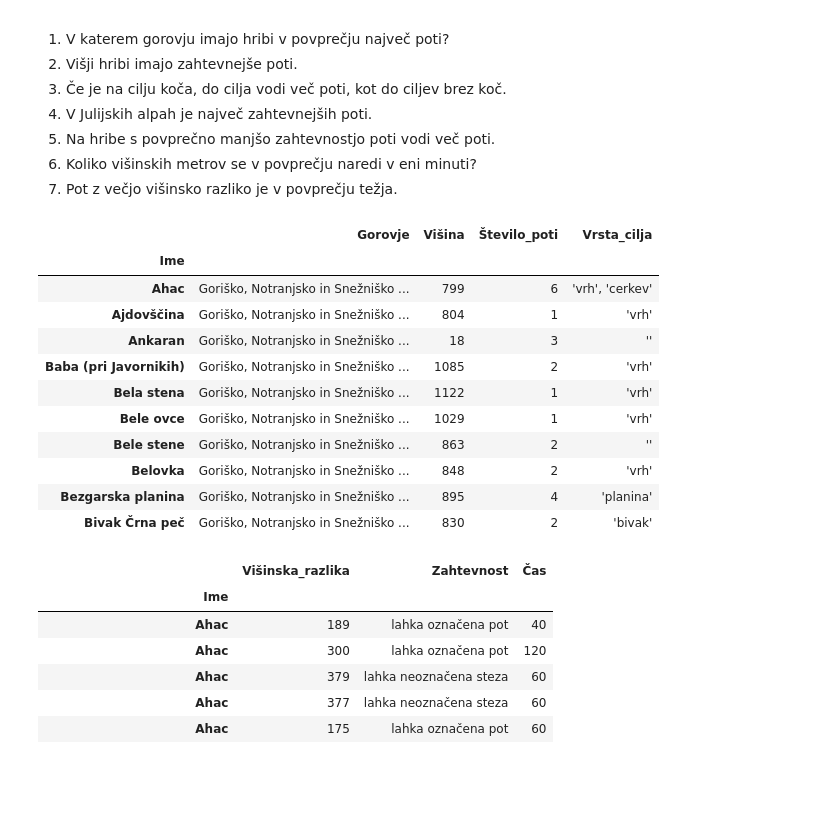
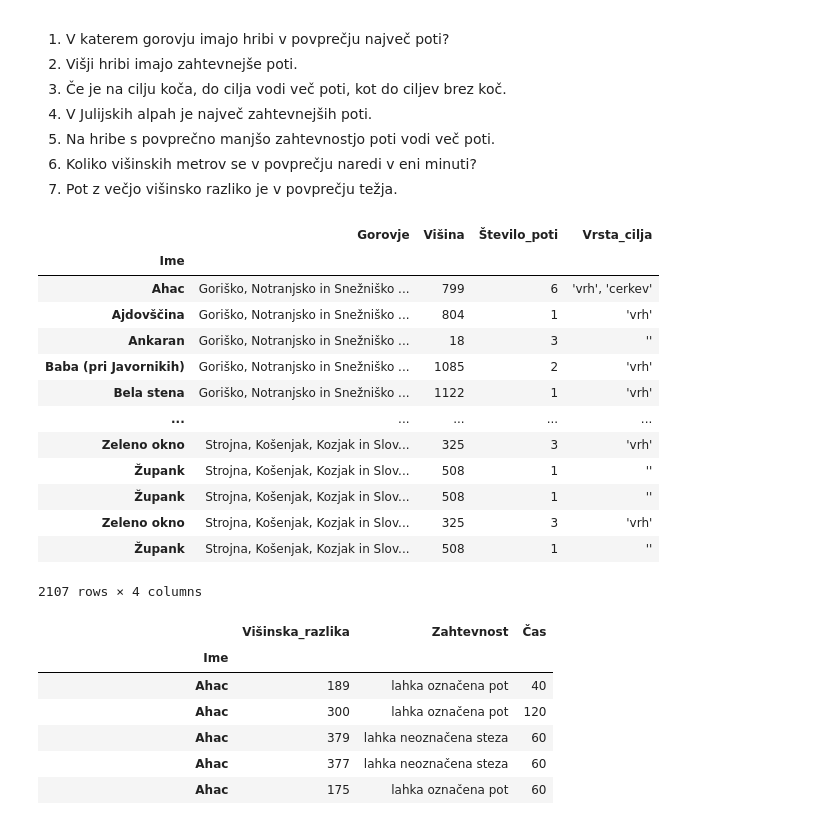
Before and after one commit to AndrazKukovicic/Hribi_projektna_naloga, a Jupyter notebook: Analiza_podatkov.ipynb, the cells around one changed output. Drawn from its saved outputs; the diff is of its cells as text; code cells hidden in the pictures; blank space fills up the shorter version.

```diff
--- a/Analiza_podatkov.ipynb
+++ b/Analiza_podatkov.ipynb
@@ -37,20 +37,22 @@ pd.options.display.max_rows = 20
 hribi = pd.read_csv('hribiPop.csv', delimiter=';', index_col='Ime')
 poti = pd.read_csv('potiMin.csv', delimiter=';', index_col='Ime')
 # %%
-hribi.head(10)
+hribi
 # %% [output]
 |  | Gorovje | Višina | Število_poti | Vrsta_cilja |
 | Ime |  |  |  |  |
 | Ahac | Goriško, Notranjsko in Snežniško ... | 799 | 6 | 'vrh', 'cerkev' |
 | Ajdovščina | Goriško, Notranjsko in Snežniško ... | 804 | 1 | 'vrh' |
 | Ankaran | Goriško, Notranjsko in Snežniško ... | 18 | 3 | '' |
 | Baba (pri Javornikih) | Goriško, Notranjsko in Snežniško ... | 1085 | 2 | 'vrh' |
 | Bela stena | Goriško, Notranjsko in Snežniško ... | 1122 | 1 | 'vrh' |
-| Bele ovce | Goriško, Notranjsko in Snežniško ... | 1029 | 1 | 'vrh' |
-| Bele stene | Goriško, Notranjsko in Snežniško ... | 863 | 2 | '' |
-| Belovka | Goriško, Notranjsko in Snežniško ... | 848 | 2 | 'vrh' |
-| Bezgarska planina | Goriško, Notranjsko in Snežniško ... | 895 | 4 | 'planina' |
-| Bivak Črna peč | Goriško, Notranjsko in Snežniško ... | 830 | 2 | 'bivak' |
+| ... | ... | ... | ... | ... |
+| Zeleno okno | Strojna, Košenjak, Kozjak in Slov... | 325 | 3 | 'vrh' |
+| Župank | Strojna, Košenjak, Kozjak in Slov... | 508 | 1 | '' |
+| Župank | Strojna, Košenjak, Kozjak in Slov... | 508 | 1 | '' |
+| Zeleno okno | Strojna, Košenjak, Kozjak in Slov... | 325 | 3 | 'vrh' |
+| Župank | Strojna, Košenjak, Kozjak in Slov... | 508 | 1 | '' |
+2107 rows × 4 columns
 # %%
 poti
 # %% [output]
```
Also changed, not shown: parts of 2 cells of this notebook.
